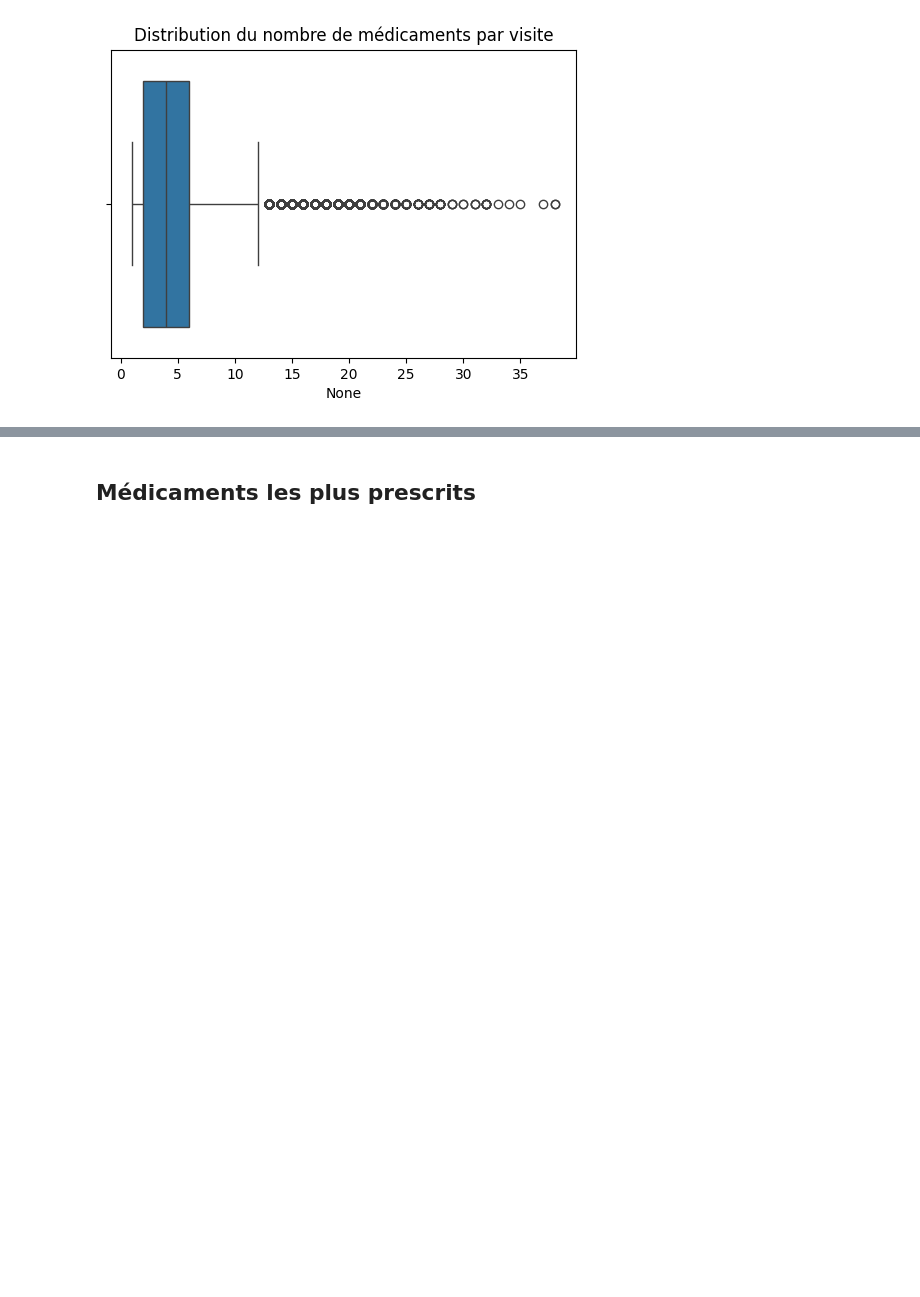
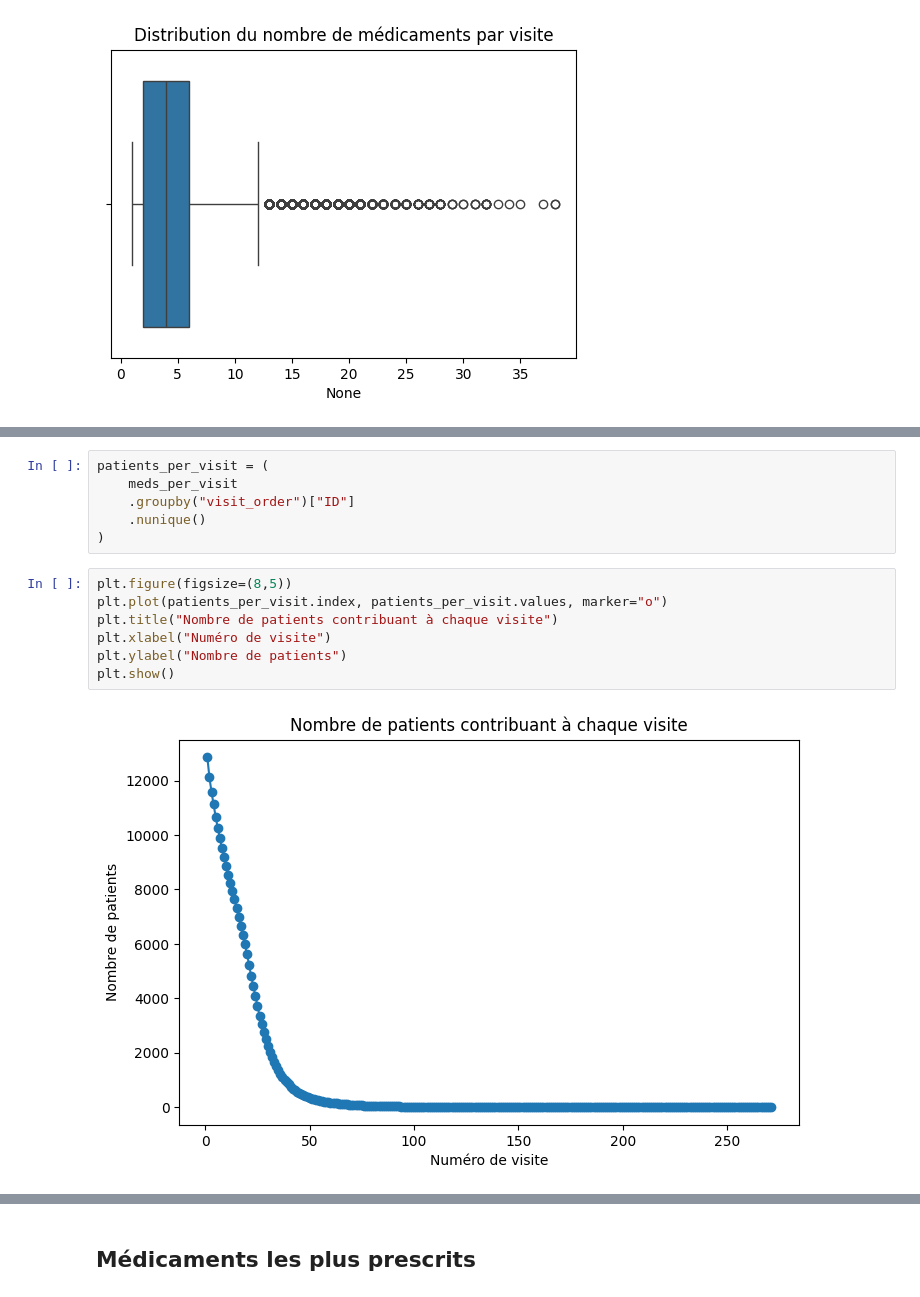
Before and after one commit to touXik/OCTAVIA, a Jupyter notebook: Prescription/code propres/analyse_descriptive.ipynb, the cells around one changed output, grey strips where cells are left out. Cells and saved outputs as stored; diff of their text form; blank space fills up the shorter version.

```diff
--- a/Prescription/analyse_final.ipynb
+++ b/Prescription/code propres/analyse_descriptive.ipynb
@@ -148,0 +295,15 @@ plt.show()
+# %%
+patients_per_visit = (
+    meds_per_visit
+    .groupby("visit_order")["ID"]
+    .nunique()
+)
+# %%
+plt.figure(figsize=(8,5))
+plt.plot(patients_per_visit.index, patients_per_visit.values, marker="o")
+plt.title("Nombre de patients contribuant à chaque visite")
+plt.xlabel("Numéro de visite")
+plt.ylabel("Nombre de patients")
+plt.show()
+# %% [output]
+[figure, added]
```
Also changed, not shown: parts of 34 cells of this notebook, 5 other files.
